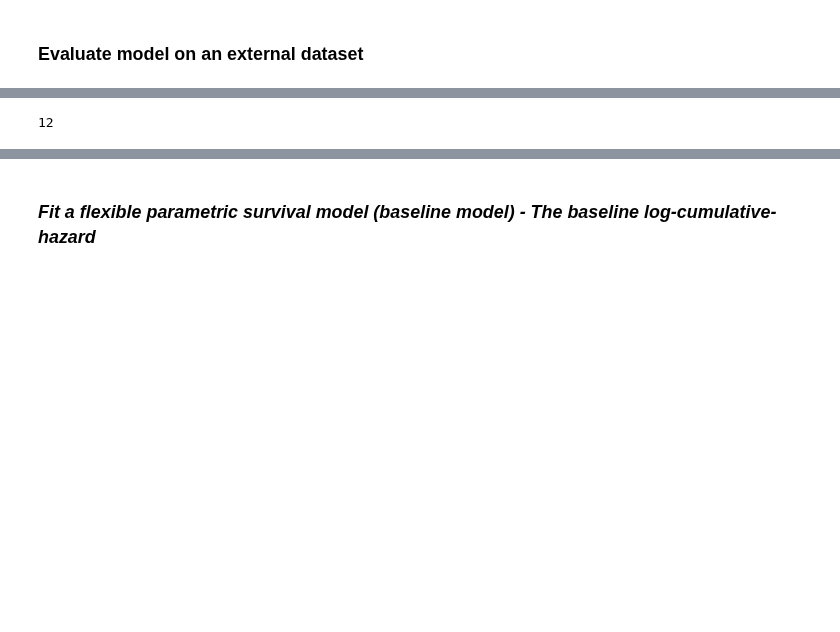
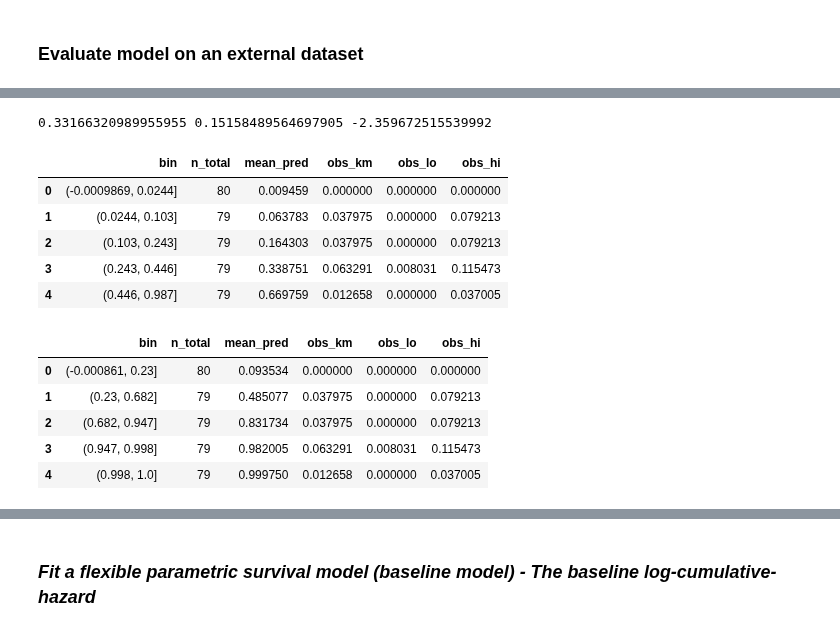
Before and after one commit to Uzoemeka/All_ALS_Data, a Jupyter notebook: 07.1_flexible_parametric_model_script_val_functionized.ipynb, the cells around one changed output, grey strips where cells are left out. Drawn from its saved outputs; the diff is of its cells as text; code cells hidden in the pictures; blank space fills up the shorter version.

```diff
--- a/07.1_flexible_parametric_model_script_val_functionized.ipynb
+++ b/07.1_flexible_parametric_model_script_val_functionized.ipynb
@@ -2408,4 +2448,0 @@ External CITL at 12 months: 1.960979664090693
-# %%
-t0_months
-# %% [output]
-12
@@ -2411,0 +2662,31 @@ t0_months
+# %%
+# shrinkage from development (use optimism-corrected slope)
+shrinkage = 1 / best_result["slope_corr"]   # e.g. 0.88
+
+ext_metrics = external_validate_stpm2(
+    model=model_final,
+    ext_df=miroli0,
+    vars_list=best_result["vars"],
+    spline_df=best_result["spline_df"],
+    t0_months=t0_months,
+    shrinkage=shrinkage,
+    n_bins=5
+)
+
+print(ext_metrics["cindex"], ext_metrics["slope"], ext_metrics["citl_A"])
+display(ext_metrics["calibration_table_A"])
+display(ext_metrics["calibration_table_B"])
+# %% [output]
+0.33166320989955955 0.15158489564697905 -2.359672515539992
+|  | bin | n_total | mean_pred | obs_km | obs_lo | obs_hi |
+| 0 | (-0.0009869, 0.0244] | 80 | 0.009459 | 0.000000 | 0.000000 | 0.000000 |
+| 1 | (0.0244, 0.103] | 79 | 0.063783 | 0.037975 | 0.000000 | 0.079213 |
+| 2 | (0.103, 0.243] | 79 | 0.164303 | 0.037975 | 0.000000 | 0.079213 |
+| 3 | (0.243, 0.446] | 79 | 0.338751 | 0.063291 | 0.008031 | 0.115473 |
+| 4 | (0.446, 0.987] | 79 | 0.669759 | 0.012658 | 0.000000 | 0.037005 |
+|  | bin | n_total | mean_pred | obs_km | obs_lo | obs_hi |
+| 0 | (-0.000861, 0.23] | 80 | 0.093534 | 0.000000 | 0.000000 | 0.000000 |
+| 1 | (0.23, 0.682] | 79 | 0.485077 | 0.037975 | 0.000000 | 0.079213 |
+| 2 | (0.682, 0.947] | 79 | 0.831734 | 0.037975 | 0.000000 | 0.079213 |
+| 3 | (0.947, 0.998] | 79 | 0.982005 | 0.063291 | 0.008031 | 0.115473 |
+| 4 | (0.998, 1.0] | 79 | 0.999750 | 0.012658 | 0.000000 | 0.037005 |
```
Also changed, not shown: parts of 16 cells of this notebook, 19 other files.
